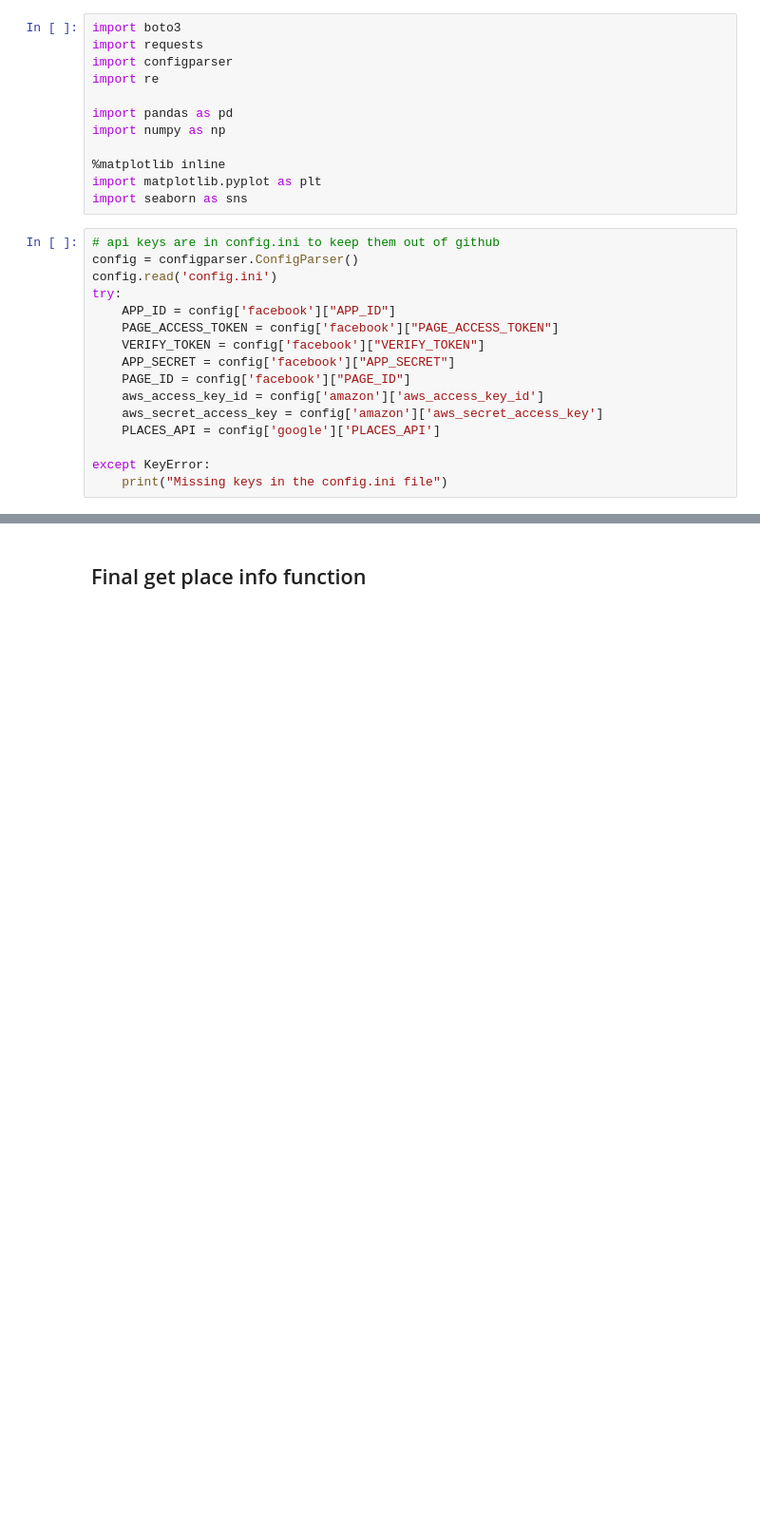
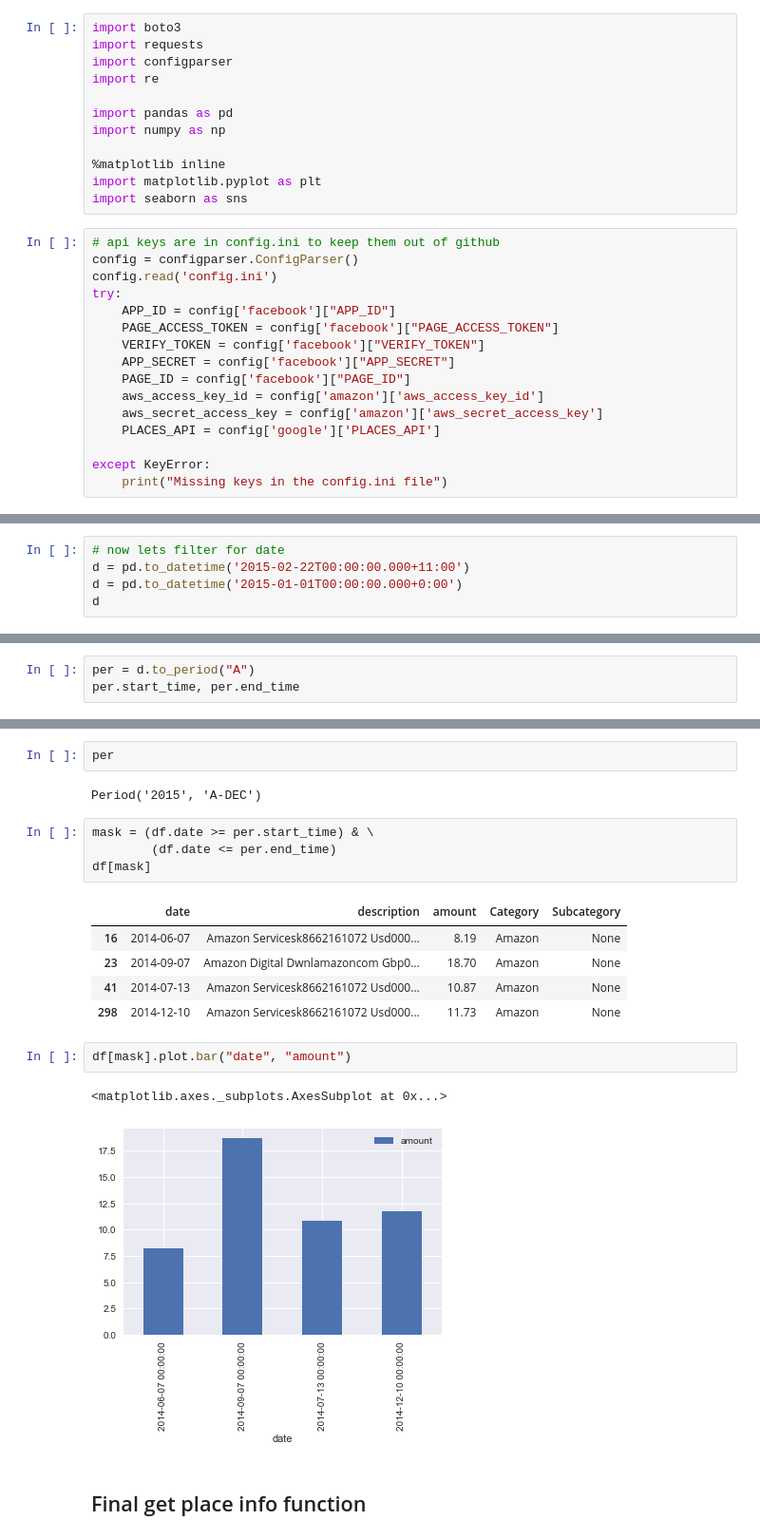
Before and after one commit to khalido/money_bot, a Jupyter notebook: parsing_csv.ipynb, the cells around one changed output, grey strips where cells are left out. Shown at 95% size. Saved outputs shown, nothing was run; the diff lists cells and outputs as text; blank space fills up the shorter version.

```diff
--- a/parsing_csv.ipynb
+++ b/parsing_csv.ipynb
@@ -143,0 +131,5 @@ place
+# %%
+# now lets filter for date
+d = pd.to_datetime('2015-02-22T00:00:00.000+11:00')
+d = pd.to_datetime('2015-01-01T00:00:00.000+0:00')
+d
@@ -143,0 +143,3 @@ place
+# %%
+per = d.to_period("A")
+per.start_time, per.end_time
@@ -144,3 +148,22 @@ place
+# %%
+per
+# %% [output]
+Period('2015', 'A-DEC')
+# %%
+mask = (df.date >= per.start_time) & \
+        (df.date <= per.end_time)
+df[mask]
+# %% [output]
+|  | date | description | amount | Category | Subcategory |
+| 16 | 2014-06-07 | Amazon Servicesk8662161072 Usd000... | 8.19 | Amazon | None |
+| 23 | 2014-09-07 | Amazon Digital Dwnlamazoncom Gbp0... | 18.70 | Amazon | None |
+| 41 | 2014-07-13 | Amazon Servicesk8662161072 Usd000... | 10.87 | Amazon | None |
+| 298 | 2014-12-10 | Amazon Servicesk8662161072 Usd000... | 11.73 | Amazon | None |
+# %%
+df[mask].plot.bar("date", "amount")
+# %% [output]
+<matplotlib.axes._subplots.AxesSubplot at 0x...>
+[figure, added]
 # %% [markdown]
 ## Final get place info function
 # %%
```
Also changed, not shown: parts of 18 cells of this notebook, 2 other files.
